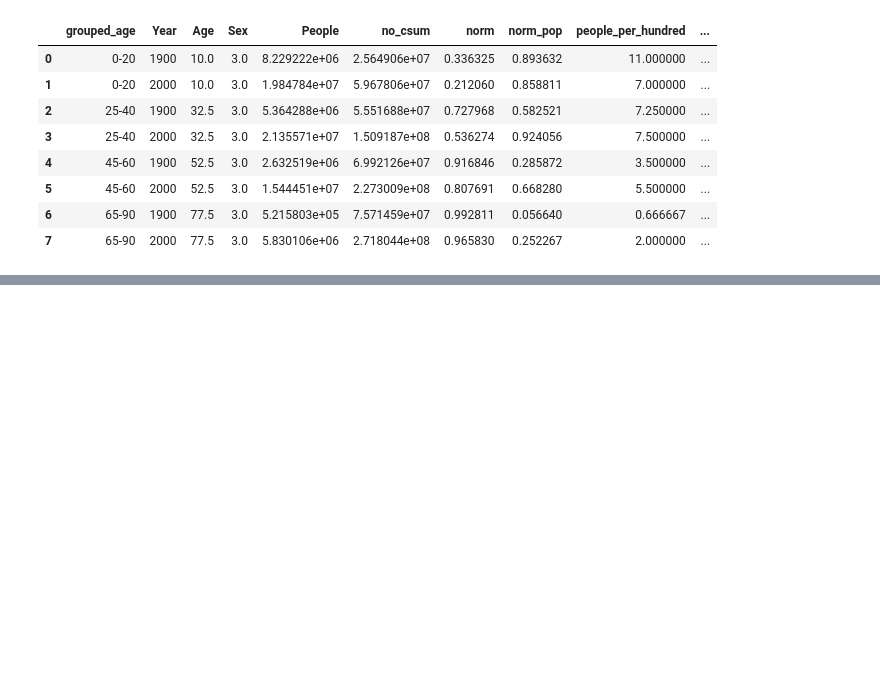
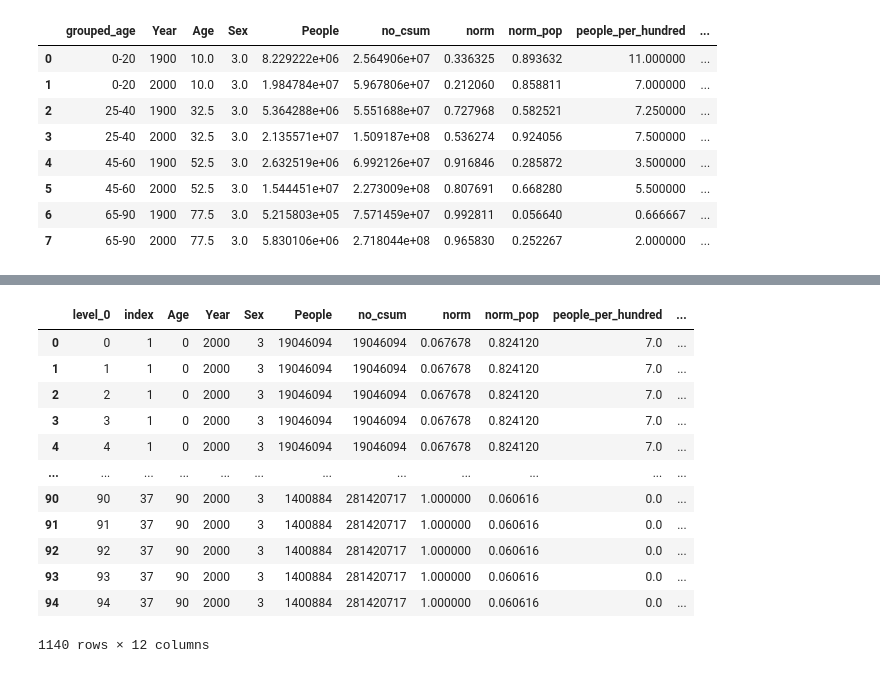
Before and after one commit to dwootton/Altair-Express, a Jupyter notebook: Untitled1.ipynb, the cells around one changed output, grey strips where cells are left out. Cells and saved outputs as stored; diff of their text form; code cells hidden in the pictures; blank space fills up the shorter version.

```diff
--- a/Untitled1.ipynb
+++ b/Untitled1.ipynb
@@ -213,0 +304,4 @@ new_df
+# %%
+copy = df[df['Year']==1900].copy(deep=True)
+
+aged_copy = pd.concat([copy,copy,copy,copy,copy]).sort_values('Age').reset_index().reset_index()#.to_csv('1900_pop.csv')
@@ -213,0 +310,12 @@ new_df
+# %%
+months = [1,2,3,4,5,6,7,8,9,10,11,12]
+base_df = aged_copy.copy(deep=True)
+all_df = []
+
+for month in months:
+    month_df = base_df.copy(deep=True)
+    month_df['month'] = month
+    print(len(all_df))
+    all_df.append(month_df)
+
+for_export = pd.concat(all_df)
@@ -213,0 +337,33 @@ new_df
+# %%
+k2_copy = df[df['Year']==2000].copy(deep=True)
+
+aged_copy = pd.concat([k2_copy,k2_copy,k2_copy,k2_copy,k2_copy]).sort_values('Age').reset_index().reset_index()#.to_csv('1900_pop.csv')
+
+
+months = [1,2,3,4,5,6,7,8,9,10,11,12]
+base_df = aged_copy.copy(deep=True)
+all_df = []
+
+for month in months:
+    month_df = base_df.copy(deep=True)
+    month_df['month'] = month
+    all_df.append(month_df)
+
+for_export = pd.concat(all_df)
+for_export.rename({"level_0":"Individual_Age"},axis=1).to_csv('2000_pop_2.csv')
+# %%
+for_export
+# %% [output]
+|  | level_0 | index | Age | Year | Sex | People | no_csum | norm | norm_pop | people_per_hundred | ... |
+| 0 | 0 | 1 | 0 | 2000 | 3 | 19046094 | 19046094 | 0.067678 | 0.824120 | 7.0 | ... |
+| 1 | 1 | 1 | 0 | 2000 | 3 | 19046094 | 19046094 | 0.067678 | 0.824120 | 7.0 | ... |
+| 2 | 2 | 1 | 0 | 2000 | 3 | 19046094 | 19046094 | 0.067678 | 0.824120 | 7.0 | ... |
+| 3 | 3 | 1 | 0 | 2000 | 3 | 19046094 | 19046094 | 0.067678 | 0.824120 | 7.0 | ... |
+| 4 | 4 | 1 | 0 | 2000 | 3 | 19046094 | 19046094 | 0.067678 | 0.824120 | 7.0 | ... |
+| ... | ... | ... | ... | ... | ... | ... | ... | ... | ... | ... | ... |
+| 90 | 90 | 37 | 90 | 2000 | 3 | 1400884 | 281420717 | 1.000000 | 0.060616 | 0.0 | ... |
+| 91 | 91 | 37 | 90 | 2000 | 3 | 1400884 | 281420717 | 1.000000 | 0.060616 | 0.0 | ... |
+| 92 | 92 | 37 | 90 | 2000 | 3 | 1400884 | 281420717 | 1.000000 | 0.060616 | 0.0 | ... |
+| 93 | 93 | 37 | 90 | 2000 | 3 | 1400884 | 281420717 | 1.000000 | 0.060616 | 0.0 | ... |
+| 94 | 94 | 37 | 90 | 2000 | 3 | 1400884 | 281420717 | 1.000000 | 0.060616 | 0.0 | ... |
+1140 rows × 12 columns
```
Also changed, not shown: parts of 8 cells of this notebook, 59 other files.
